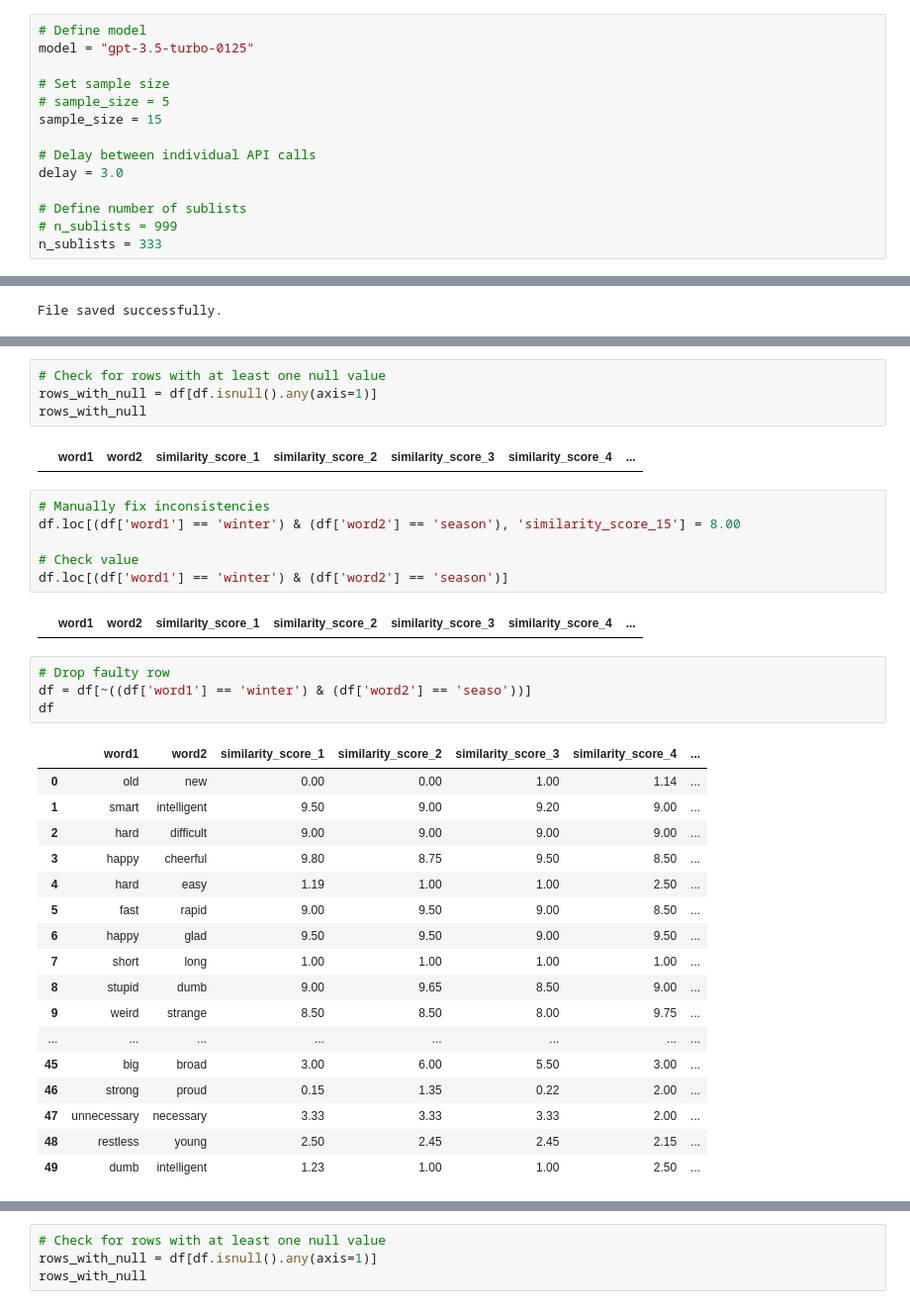
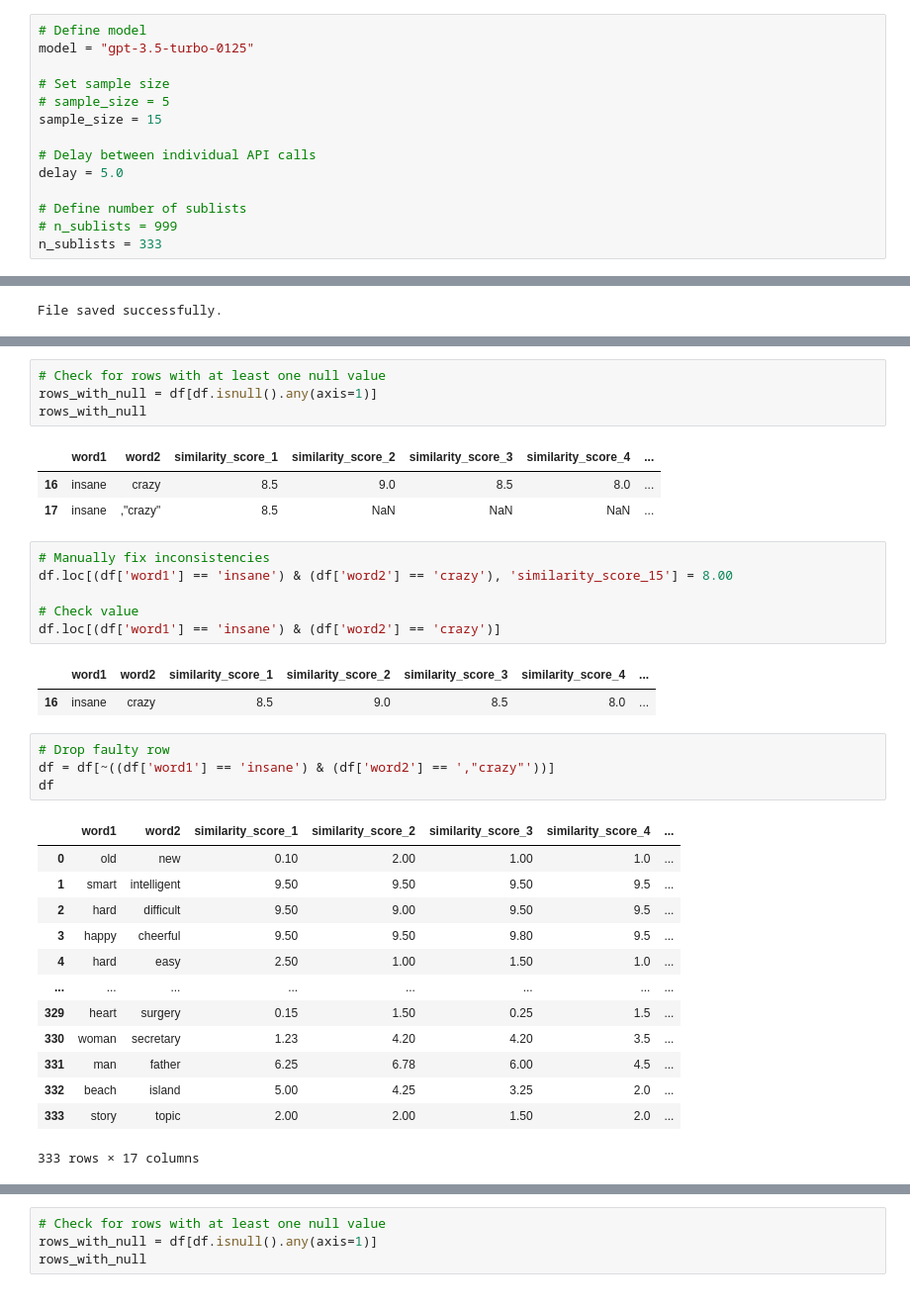
Before and after one commit to XanderSnelder/master-thesis, a Jupyter notebook: extract_data/en/gpt-3.5-turbo-0125/f9-1.ipynb, the cells around one changed output, grey strips where cells are left out. Shown at 99% size. Cells and saved outputs as stored; diff of their text form.

```diff
--- a/extract_data/en/gpt-3.5-turbo-0125/f9-1.ipynb
+++ b/extract_data/en/gpt-3.5-turbo-0125/f9-1.ipynb
@@ -54,7 +52,7 @@ model = "gpt-3.5-turbo-0125"
 sample_size = 15
 
 # Delay between individual API calls
-delay = 3.0
+delay = 5.0
 
 # Define number of sublists
 # n_sublists = 999
@@ -204,33 +193,32 @@ rows_with_null = df[df.isnull().any(axis=1)]
 rows_with_null
 # %% [output]
 |  | word1 | word2 | similarity_score_1 | similarity_score_2 | similarity_score_3 | similarity_score_4 | ... |
+| 16 | insane | crazy | 8.5 | 9.0 | 8.5 | 8.0 | ... |
+| 17 | insane | ,"crazy" | 8.5 | NaN | NaN | NaN | ... |
 # %%
 # Manually fix inconsistencies
-df.loc[(df['word1'] == 'winter') & (df['word2'] == 'season'), 'similarity_score_15'] = 8.00
+df.loc[(df['word1'] == 'insane') & (df['word2'] == 'crazy'), 'similarity_score_15'] = 8.00
 
 # Check value
-df.loc[(df['word1'] == 'winter') & (df['word2'] == 'season')]
+df.loc[(df['word1'] == 'insane') & (df['word2'] == 'crazy')]
 # %% [output]
 |  | word1 | word2 | similarity_score_1 | similarity_score_2 | similarity_score_3 | similarity_score_4 | ... |
+| 16 | insane | crazy | 8.5 | 9.0 | 8.5 | 8.0 | ... |
 # %%
 # Drop faulty row
-df = df[~((df['word1'] == 'winter') & (df['word2'] == 'seaso'))]
+df = df[~((df['word1'] == 'insane') & (df['word2'] == ',"crazy"'))]
 df
 # %% [output]
 |  | word1 | word2 | similarity_score_1 | similarity_score_2 | similarity_score_3 | similarity_score_4 | ... |
-| 0 | old | new | 0.00 | 0.00 | 1.00 | 1.14 | ... |
-| 1 | smart | intelligent | 9.50 | 9.00 | 9.20 | 9.00 | ... |
-| 2 | hard | difficult | 9.00 | 9.00 | 9.00 | 9.00 | ... |
-| 3 | happy | cheerful | 9.80 | 8.75 | 9.50 | 8.50 | ... |
-| 4 | hard | easy | 1.19 | 1.00 | 1.00 | 2.50 | ... |
-| 5 | fast | rapid | 9.00 | 9.50 | 9.00 | 8.50 | ... |
-| 6 | happy | glad | 9.50 | 9.50 | 9.00 | 9.50 | ... |
-| 7 | short | long | 1.00 | 1.00 | 1.00 | 1.00 | ... |
-| 8 | stupid | dumb | 9.00 | 9.65 | 8.50 | 9.00 | ... |
-| 9 | weird | strange | 8.50 | 8.50 | 8.00 | 9.75 | ... |
+| 0 | old | new | 0.10 | 2.00 | 1.00 | 1.0 | ... |
+| 1 | smart | intelligent | 9.50 | 9.50 | 9.50 | 9.5 | ... |
+| 2 | hard | difficult | 9.50 | 9.00 | 9.50 | 9.5 | ... |
+| 3 | happy | cheerful | 9.50 | 9.50 | 9.80 | 9.5 | ... |
+| 4 | hard | easy | 2.50 | 1.00 | 1.50 | 1.0 | ... |
 | ... | ... | ... | ... | ... | ... | ... | ... |
-| 45 | big | broad | 3.00 | 6.00 | 5.50 | 3.00 | ... |
-| 46 | strong | proud | 0.15 | 1.35 | 0.22 | 2.00 | ... |
-| 47 | unnecessary | necessary | 3.33 | 3.33 | 3.33 | 2.00 | ... |
-| 48 | restless | young | 2.50 | 2.45 | 2.45 | 2.15 | ... |
-| 49 | dumb | intelligent | 1.23 | 1.00 | 1.00 | 2.50 | ... |
+| 329 | heart | surgery | 0.15 | 1.50 | 0.25 | 1.5 | ... |
+| 330 | woman | secretary | 1.23 | 4.20 | 4.20 | 3.5 | ... |
+| 331 | man | father | 6.25 | 6.78 | 6.00 | 4.5 | ... |
+| 332 | beach | island | 5.00 | 4.25 | 3.25 | 2.0 | ... |
+| 333 | story | topic | 2.00 | 2.00 | 1.50 | 2.0 | ... |
+333 rows × 17 columns
```
Also changed, not shown: parts of 15 cells of this notebook, 19 other files.
